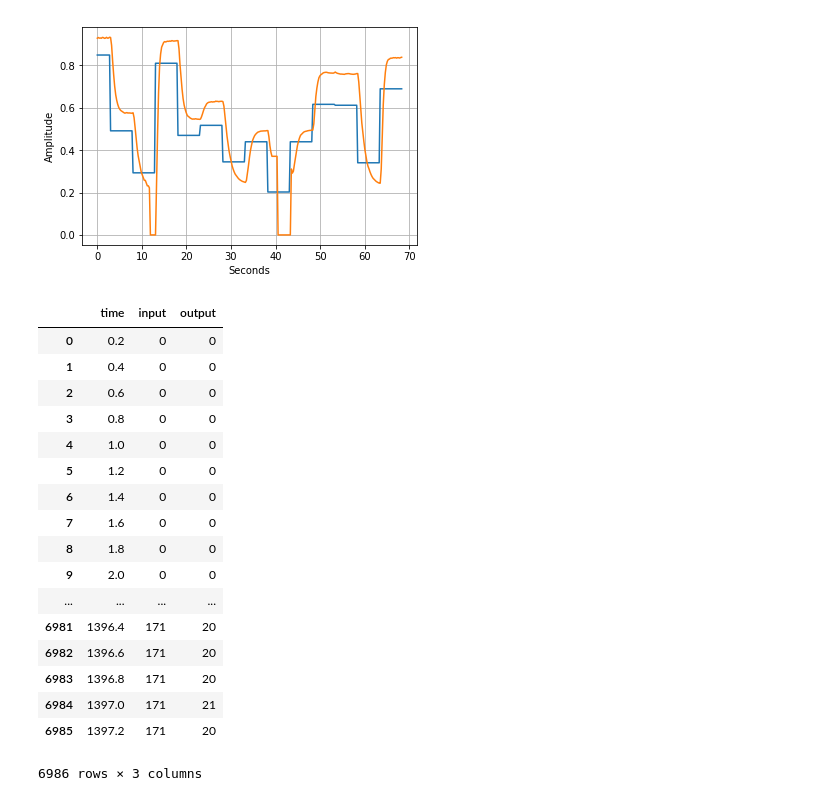
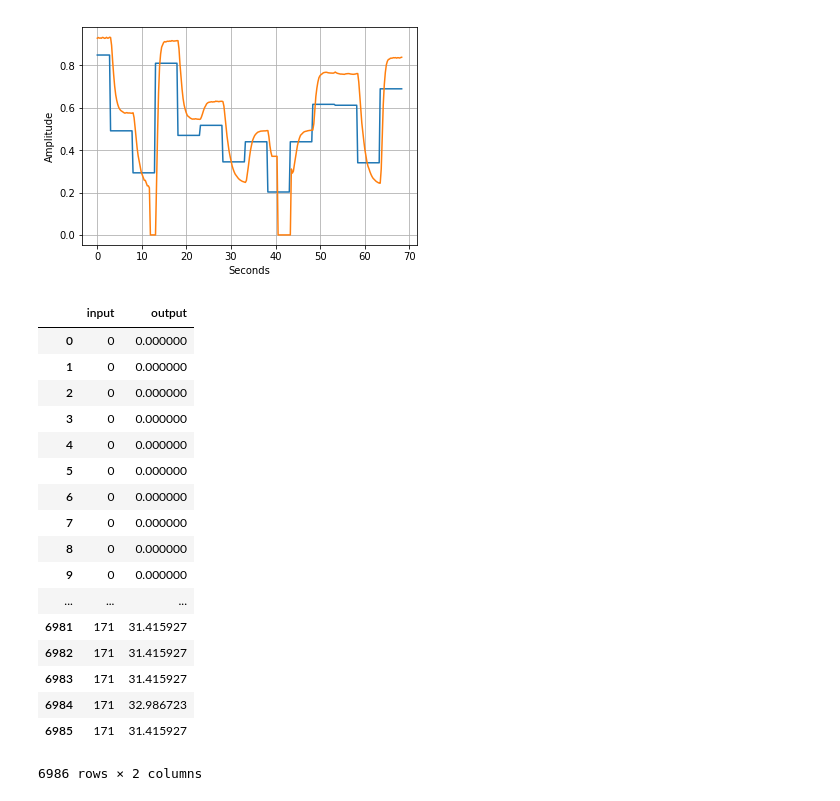
Before and after one commit to nojair/finaltry, a Jupyter notebook: Tesis.ipynb, the cells around one changed output. Drawn from its saved outputs; the diff is of its cells as text; code cells hidden in the pictures.

```diff
--- a/Tesis.ipynb
+++ b/Tesis.ipynb
@@ -112,28 +112,31 @@ for output, entry in zip(ydata_par, ydata_impar):
     k += 1
 
 workbook.close()
-# %%
-x = pd.read_excel('motor.xlsx')
-x
-# %% [output]
-|  | time | input | output |
-| 0 | 0.2 | 0 | 0 |
-| 1 | 0.4 | 0 | 0 |
-| 2 | 0.6 | 0 | 0 |
-| 3 | 0.8 | 0 | 0 |
-| 4 | 1.0 | 0 | 0 |
-| 5 | 1.2 | 0 | 0 |
-| 6 | 1.4 | 0 | 0 |
-| 7 | 1.6 | 0 | 0 |
-| 8 | 1.8 | 0 | 0 |
-| 9 | 2.0 | 0 | 0 |
-| ... | ... | ... | ... |
-| 6981 | 1396.4 | 171 | 20 |
-| 6982 | 1396.6 | 171 | 20 |
-| 6983 | 1396.8 | 171 | 20 |
-| 6984 | 1397.0 | 171 | 21 |
-| 6985 | 1397.2 | 171 | 20 |
-6986 rows × 3 columns
+# %%
+x = pd.read_excel('motorr.xlsx')
+x = x.drop('time', axis=1)
+x = x.drop('output0', axis=1)
+x = x.drop('Unnamed: 4', axis=1)
+x
+# %% [output]
+|  | input | output |
+| 0 | 0 | 0.000000 |
+| 1 | 0 | 0.000000 |
+| 2 | 0 | 0.000000 |
+| 3 | 0 | 0.000000 |
+| 4 | 0 | 0.000000 |
+| 5 | 0 | 0.000000 |
+| 6 | 0 | 0.000000 |
+| 7 | 0 | 0.000000 |
+| 8 | 0 | 0.000000 |
+| 9 | 0 | 0.000000 |
+| ... | ... | ... |
+| 6981 | 171 | 31.415927 |
+| 6982 | 171 | 31.415927 |
+| 6983 | 171 | 31.415927 |
+| 6984 | 171 | 32.986723 |
+| 6985 | 171 | 31.415927 |
+6986 rows × 2 columns
 # %%
 L = len(x)
 # %%
```
Also changed, not shown: parts of 2 cells of this notebook, 2 other files.
